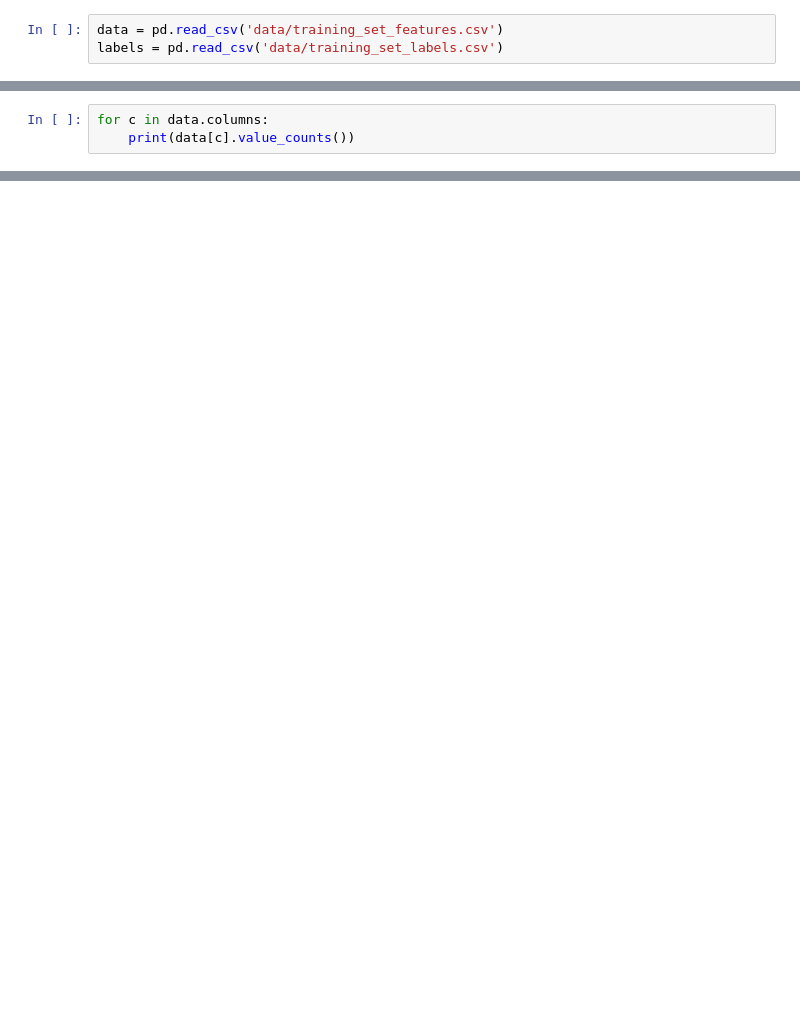
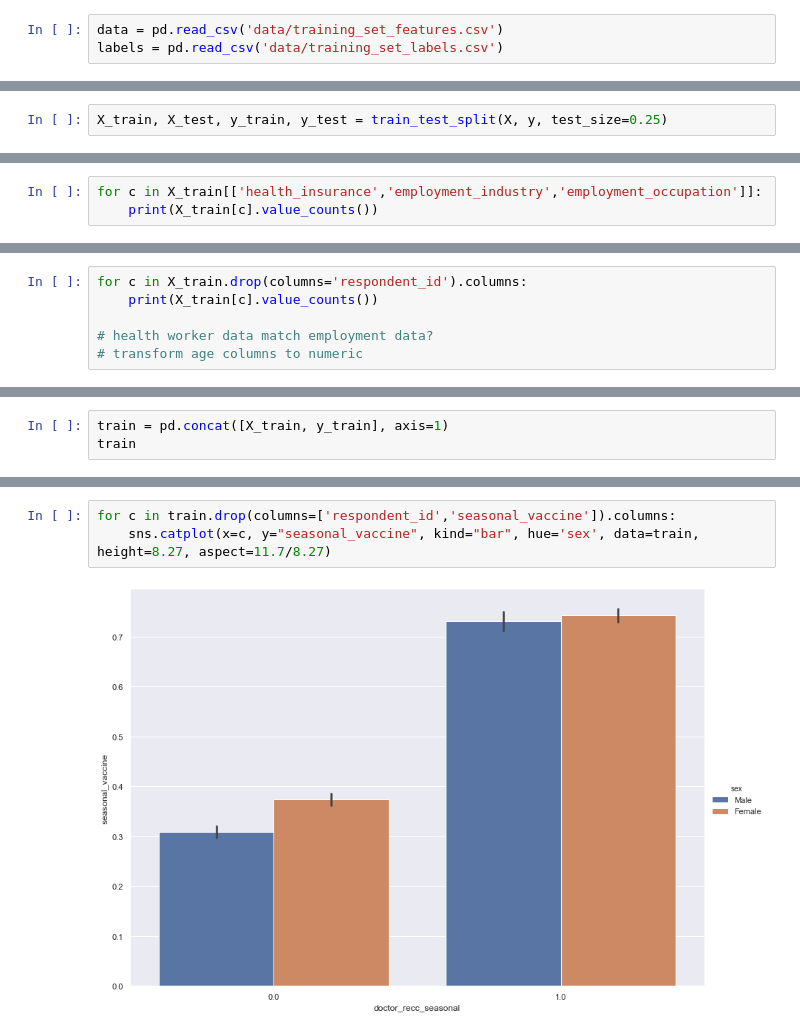
Before and after one commit to lilisbeit/Targeted-Flu-Vaccination-Outreach, a Jupyter notebook: Untitled.ipynb, the cells around one changed output, grey strips where cells are left out. Saved outputs shown, nothing was run; the diff lists cells and outputs as text; blank space fills up the shorter version.

Commit message:
inital data exploration, sns plots

```diff
--- a/Untitled.ipynb
+++ b/Untitled.ipynb
@@ -86,0 +104,2 @@ memory usage: 7.3+ MB
+# %%
+X_train, X_test, y_train, y_test = train_test_split(X, y, test_size=0.25)
@@ -107,4 +168,4 @@ dtype: int64
 # %%
-for c in data.columns:
-    print(data[c].value_counts())
+for c in X_train[['health_insurance','employment_industry','employment_occupation']]:
+    print(X_train[c].value_counts())
 # %% [output]
@@ -127 +188,7 @@ pvmttkik      98
 Name: employment_occupation, dtype: int64
+# %%
+for c in X_train.drop(columns='respondent_id').columns:
+    print(X_train[c].value_counts())
+
+# health worker data match employment data?
+# transform age columns to numeric
@@ -127,0 +227,3 @@ Name: employment_occupation, dtype: int64
+# %%
+train = pd.concat([X_train, y_train], axis=1)
+train
@@ -127,0 +244,5 @@ Name: employment_occupation, dtype: int64
+# %%
+for c in train.drop(columns=['respondent_id','seasonal_vaccine']).columns:
+    sns.catplot(x=c, y="seasonal_vaccine", kind="bar", hue='sex', data=train, height=8.27, aspect=11.7/8.27)
+# %% [output]
+[figure, added]
```
Also changed, not shown: parts of 19 cells of this notebook.
